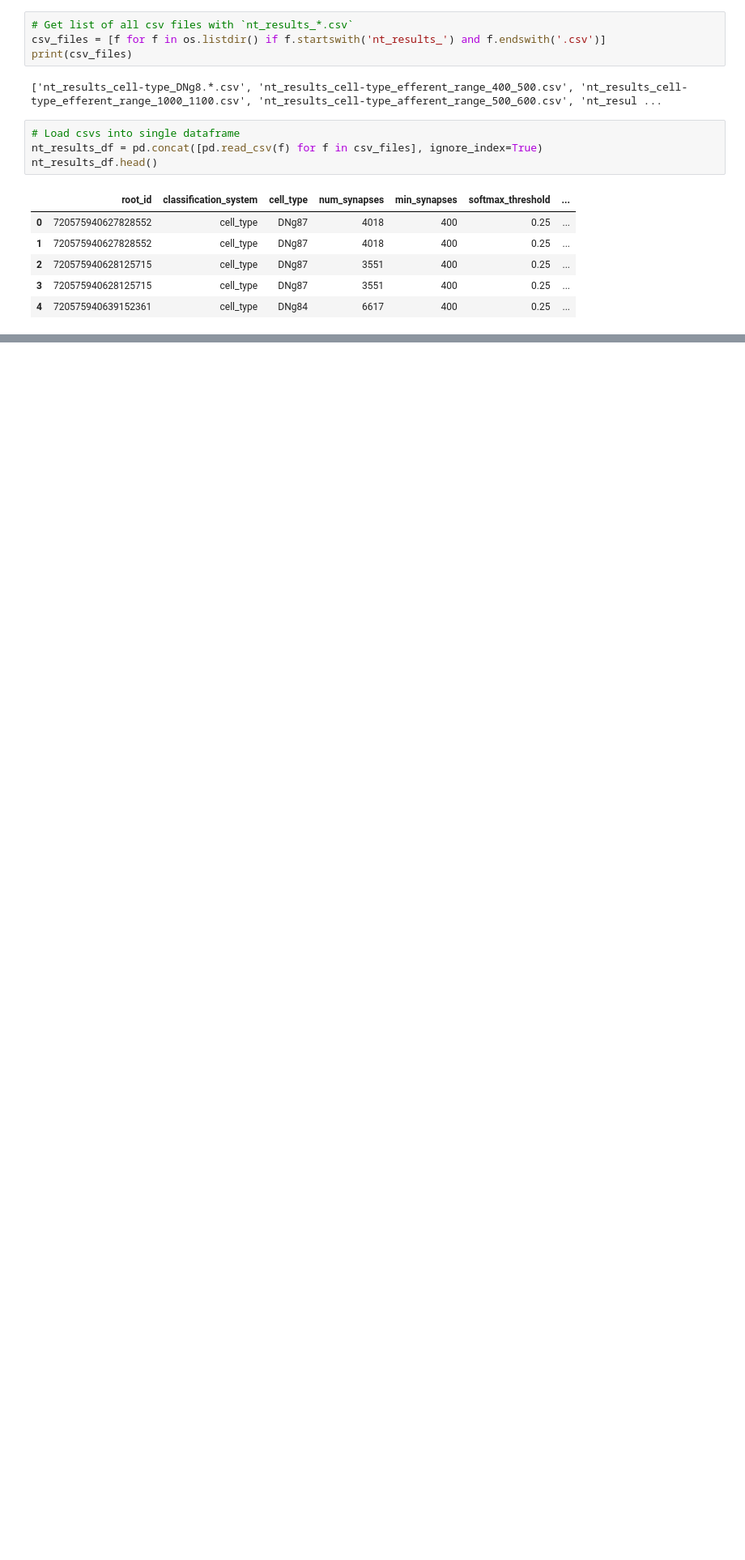
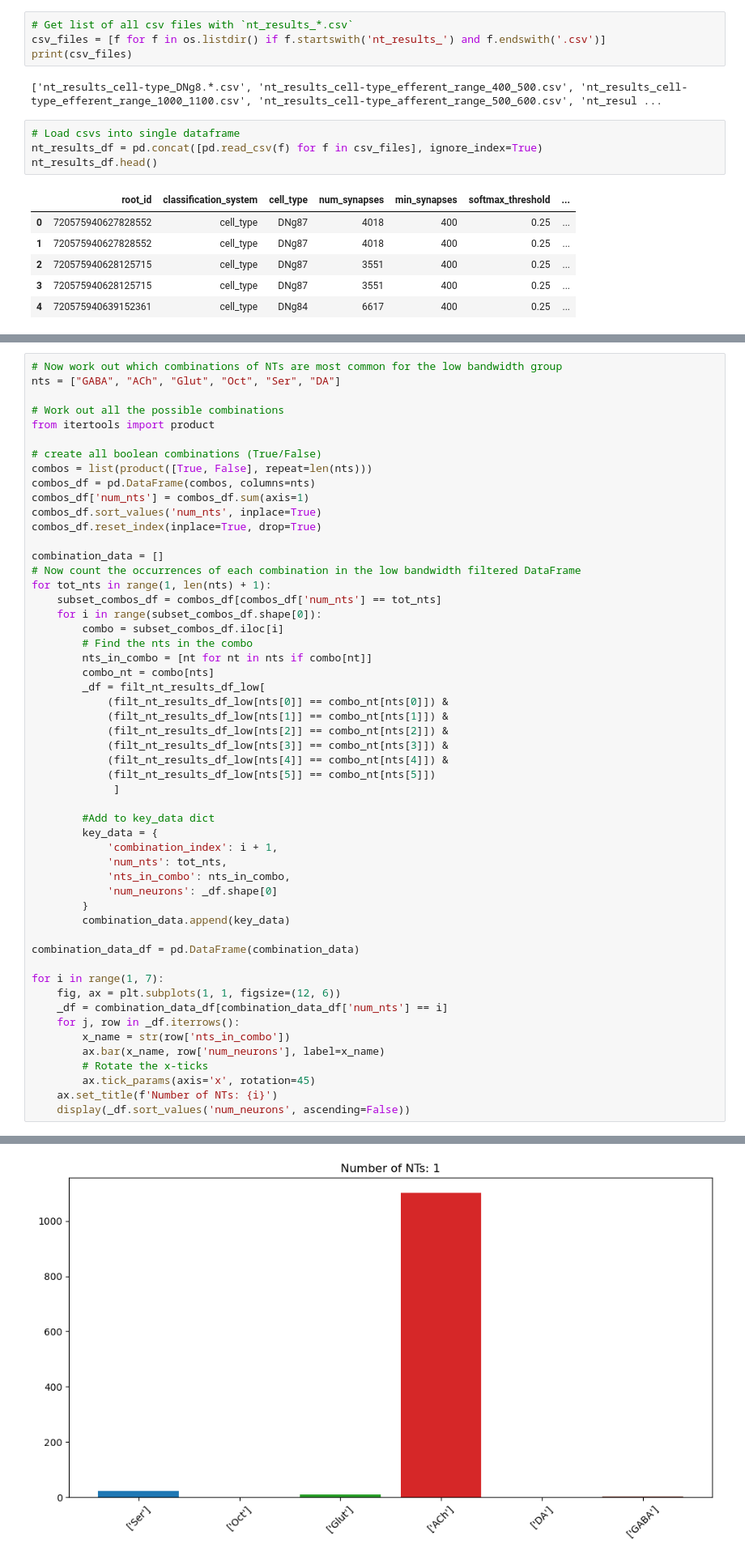
Before and after one commit to MetaCell/ai-model-for-connectomics, a Jupyter notebook: notebooks/fauai-12_ViewCoTransmissionPatterns.ipynb, the cells around one changed output, grey strips where cells are left out. Shown at 81% size. Saved outputs shown, nothing was run; the diff lists cells and outputs as text; blank space fills up the shorter version.

```diff
--- a/notebooks/fauai-12_ViewCoTransmissionPatterns.ipynb
+++ b/notebooks/fauai-12_ViewCoTransmissionPatterns.ipynb
@@ -28,0 +272,54 @@ nt_results_df.head()
+# %%
+# Now work out which combinations of NTs are most common for the low bandwidth group
+nts = ["GABA", "ACh", "Glut", "Oct", "Ser", "DA"]
+
+# Work out all the possible combinations
+from itertools import product
+
+# create all boolean combinations (True/False)
+combos = list(product([True, False], repeat=len(nts)))
+combos_df = pd.DataFrame(combos, columns=nts)
+combos_df['num_nts'] = combos_df.sum(axis=1)
+combos_df.sort_values('num_nts', inplace=True)
+combos_df.reset_index(inplace=True, drop=True)
+
+combination_data = []
+# Now count the occurrences of each combination in the low bandwidth filtered DataFrame
+for tot_nts in range(1, len(nts) + 1):
+    subset_combos_df = combos_df[combos_df['num_nts'] == tot_nts]
+    for i in range(subset_combos_df.shape[0]):
+        combo = subset_combos_df.iloc[i]
+        # Find the nts in the combo
+        nts_in_combo = [nt for nt in nts if combo[nt]]
+        combo_nt = combo[nts]
+        _df = filt_nt_results_df_low[
+            (filt_nt_results_df_low[nts[0]] == combo_nt[nts[0]]) &
+            (filt_nt_results_df_low[nts[1]] == combo_nt[nts[1]]) &
+            (filt_nt_results_df_low[nts[2]] == combo_nt[nts[2]]) &
+            (filt_nt_results_df_low[nts[3]] == combo_nt[nts[3]]) &
+            (filt_nt_results_df_low[nts[4]] == combo_nt[nts[4]]) &
+            (filt_nt_results_df_low[nts[5]] == combo_nt[nts[5]])
+             ]
+
+        #Add to key_data dict
+        key_data = {
+            'combination_index': i + 1,
+            'num_nts': tot_nts,
+            'nts_in_combo': nts_in_combo,
+            'num_neurons': _df.shape[0]
+        }
+        combination_data.append(key_data)
+
+combination_data_df = pd.DataFrame(combination_data)
+
+for i in range(1, 7):
+    fig, ax = plt.subplots(1, 1, figsize=(12, 6))
+    _df = combination_data_df[combination_data_df['num_nts'] == i]
+    for j, row in _df.iterrows():
+        x_name = str(row['nts_in_combo'])
+        ax.bar(x_name, row['num_neurons'], label=x_name)
+        # Rotate the x-ticks
+        ax.tick_params(axis='x', rotation=45)
+    ax.set_title(f'Number of NTs: {i}')
+    display(_df.sort_values('num_neurons', ascending=False))
+# %% [output]
@@ -28,0 +391 @@ nt_results_df.head()
+[figure, added]
```
Also changed, not shown: parts of 23 cells of this notebook.
